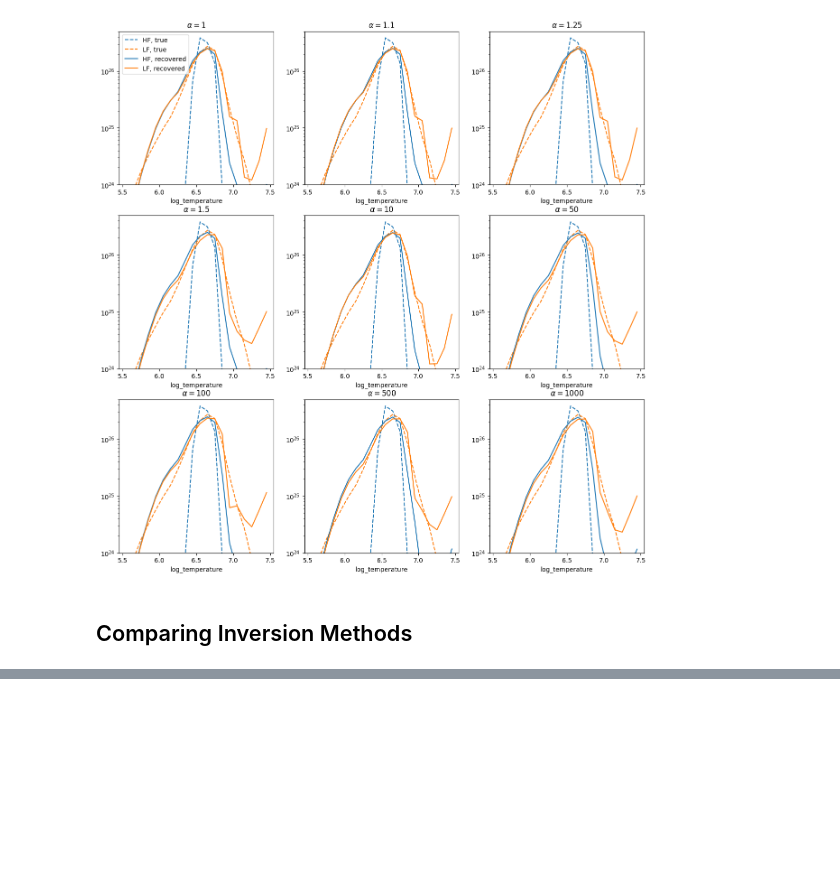
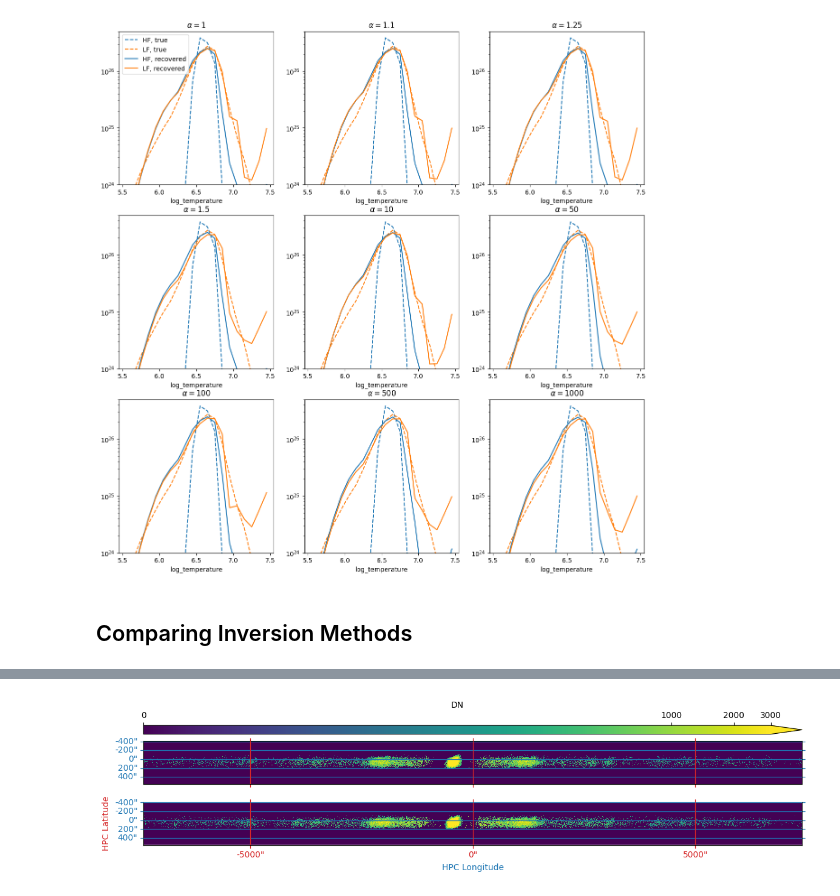
Before and after one commit to wtbarnes/spd-2023-talk, a Jupyter notebook: notebooks/inverting-simulated-moxsi-data.ipynb, the cells around one changed output, grey strips where cells are left out. Cells and saved outputs as stored; diff of their text form; code cells hidden in the pictures; blank space fills up the shorter version.

```diff
--- a/notebooks/inverting-simulated-moxsi-data.ipynb
+++ b/notebooks/inverting-simulated-moxsi-data.ipynb
@@ -487,0 +506,30 @@ with matplotlib.rc_context(fname='../presentation/matplotlibrc'):
+# %%
+sl = np.s_[0, 300:430, :]
+norm = ImageNormalize(vmin=0, vmax=3e3, stretch=LogStretch())
+fig = plt.figure(figsize=(14, 3))
+axes = []
+for i, overlaps in enumerate([[read_overlappogram(f) for f in hf_files], [read_overlappogram(f) for f in lf_files]]):
+    cropped_cube = stack_components(overlaps)[sl]
+    ax = fig.add_subplot(2, 1, i+1, projection=cropped_cube.wcs)
+    cropped_cube.plot(
+        axes=ax,
+        norm=norm,
+        data_unit='ct',
+        cmap='viridis',
+        interpolation='none'
+    )
+    color_lat_lon_axes(ax)
+    ax.coords[1].set_axislabel('HPC Latitude' if i>0 else ' ')
+    ax.coords[0].set_axislabel('HPC Longitude' if i>0 else ' ')
+    if i == 0:
+        ax.coords[1].set_ticklabel_visible(False)
+    axes.append(ax)
+
+cb = fig.colorbar(ax.get_images()[0], extend='max', ax=axes, orientation='horizontal', location='top', aspect=75)
+cb.set_label('DN')
+cb.locator = matplotlib.ticker.MaxNLocator(nbins=3)
+cb.update_ticks()
+
+plt.show()
+# %% [output]
+[figure, added]
```
Also changed, not shown: parts of 7 cells of this notebook, 4 other files.
